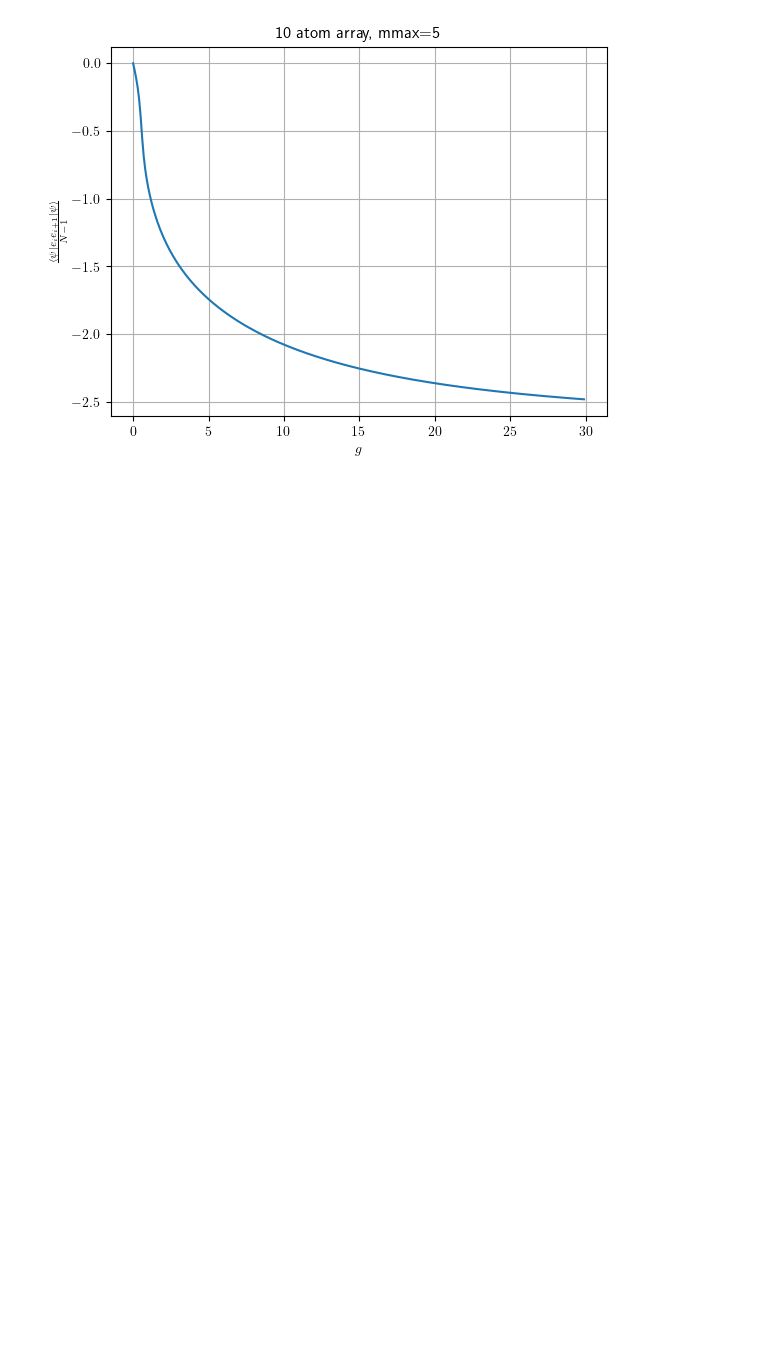
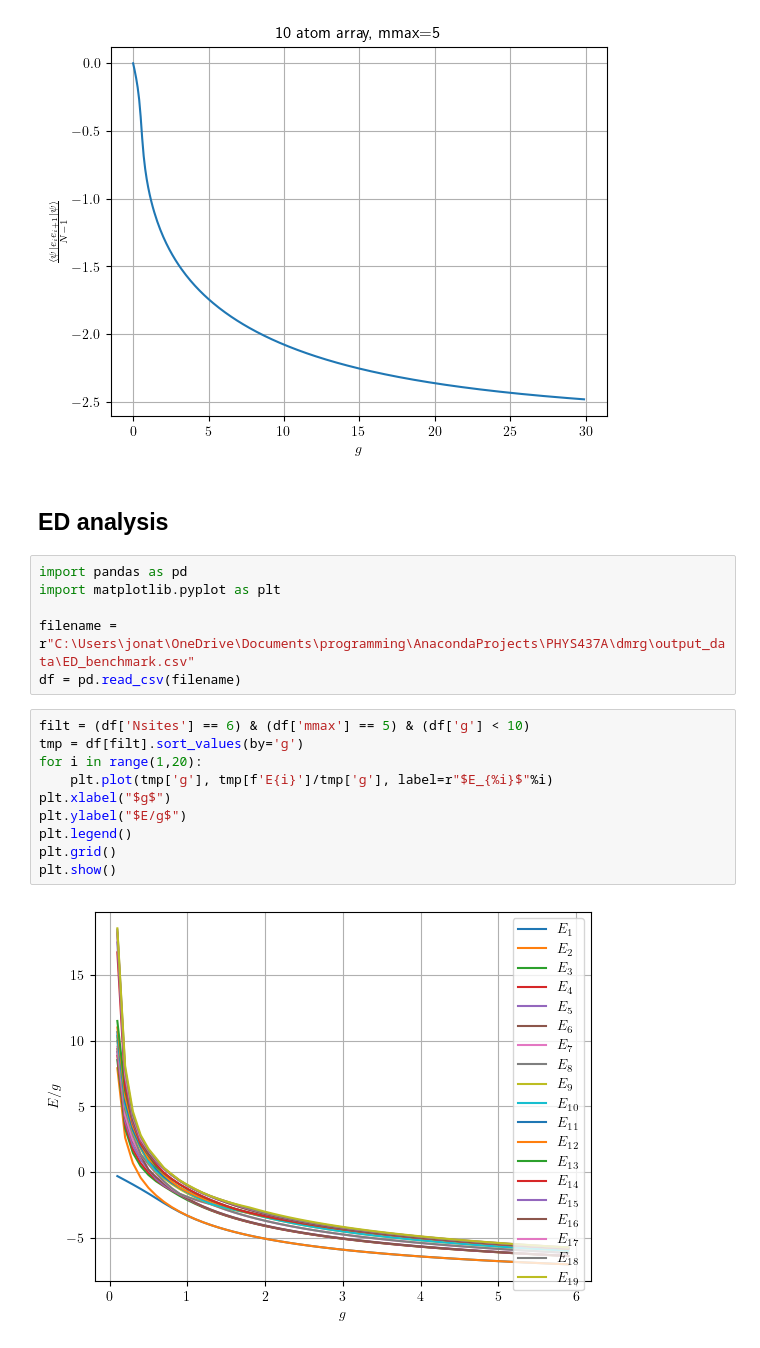
Before and after one commit to GoodStuff11/dmrg, a Jupyter notebook: dmrg_tdvp/analysis.ipynb, the cells around one changed output. Cells and saved outputs as stored; diff of their text form; blank space fills up the shorter version.

```diff
--- a/dmrg_tdvp/analysis.ipynb
+++ b/dmrg_tdvp/analysis.ipynb
@@ -41,3 +42,23 @@ plt.grid()
 plt.show()
 # %% [output]
 [figure]
+# %% [markdown]
+## ED analysis
+# %%
+import pandas as pd
+import matplotlib.pyplot as plt
+
+filename = r"C:\Users\jonat\OneDrive\Documents\programming\AnacondaProjects\PHYS437A\dmrg\output_data\ED_benchmark.csv"
+df = pd.read_csv(filename)
+# %%
+filt = (df['Nsites'] == 6) & (df['mmax'] == 5) & (df['g'] < 10)
+tmp = df[filt].sort_values(by='g')
+for i in range(1,20):
+    plt.plot(tmp['g'], tmp[f'E{i}']/tmp['g'], label=r"$E_{%i}$"%i)
+plt.xlabel("$g$")
+plt.ylabel("$E/g$")
+plt.legend()
+plt.grid()
+plt.show()
+# %% [output]
+[figure, added]
```
Also changed, not shown: parts of 3 cells of this notebook, 14 other files.
